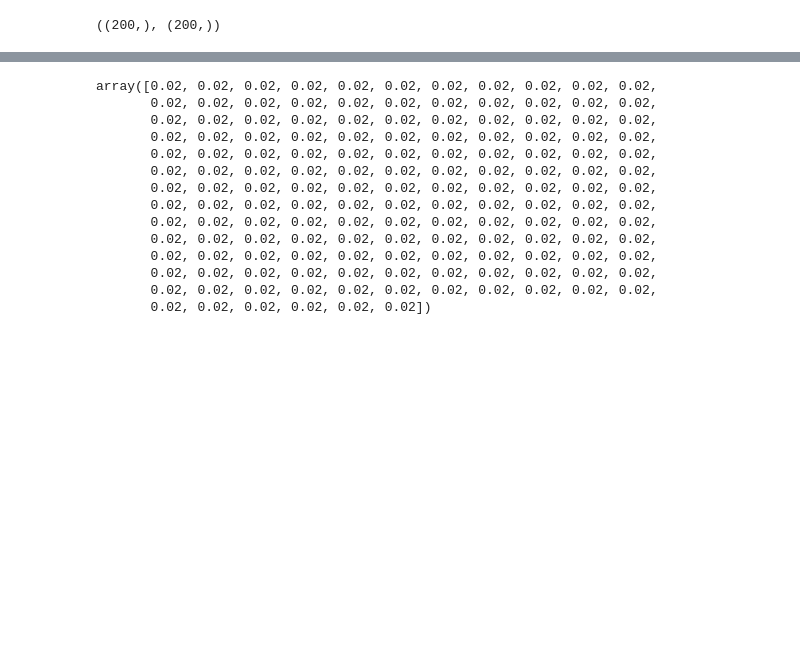
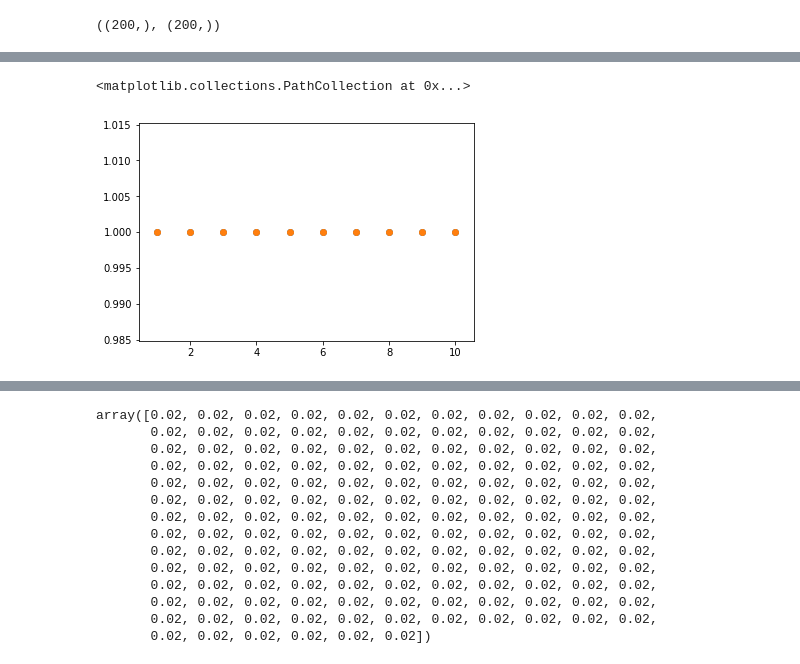
Before and after one commit to umerudel/SESNspectraPCA, a Jupyter notebook: code/Untitled3.ipynb, the cells around one changed output, grey strips where cells are left out. Drawn from its saved outputs; the diff is of its cells as text; code cells hidden in the pictures; blank space fills up the shorter version.

```diff
--- a/code/Untitled3.ipynb
+++ b/code/Untitled3.ipynb
@@ -732,5 +710,0 @@ def nonintwavbins(wvl, flux, uncer, N):
-# %%
-wvl = np.arange(4000., 5000., 5.)
-flux = np.ones(200)
-uncer = np.ones(200)
-nonintwavbins(wvl, flux, uncer, 5.2)
@@ -754,3 +710,0 @@ nonintwavbins(wvl, flux, uncer, 5.2)
-# %%
-logspaced = np.arange(1., 4., 0.02)
-logtolinear = np.exp(logspaced)
@@ -760,0 +830,8 @@ logtolinearrebintolog = np.log(logtolinearrebin)
+# %%
+F = 1.0
+wvl = np.arange(1, 11, 1)
+flux = np.ones(len(wvl))
+ab = nonintwavbins(wvl, flux, flux, F)
+cd = binspec(wvl, flux, flux, F)
+#print(len(ab[1]))
+print(ab)
@@ -760,0 +859,6 @@ logtolinearrebintolog = np.log(logtolinearrebin)
+# %%
+plt.scatter(wvl, flux)
+plt.scatter(cd[0], cd[1])
+# %% [output]
+<matplotlib.collections.PathCollection at 0x...>
+[figure, added]
```
Also changed, not shown: parts of 16 cells of this notebook.
